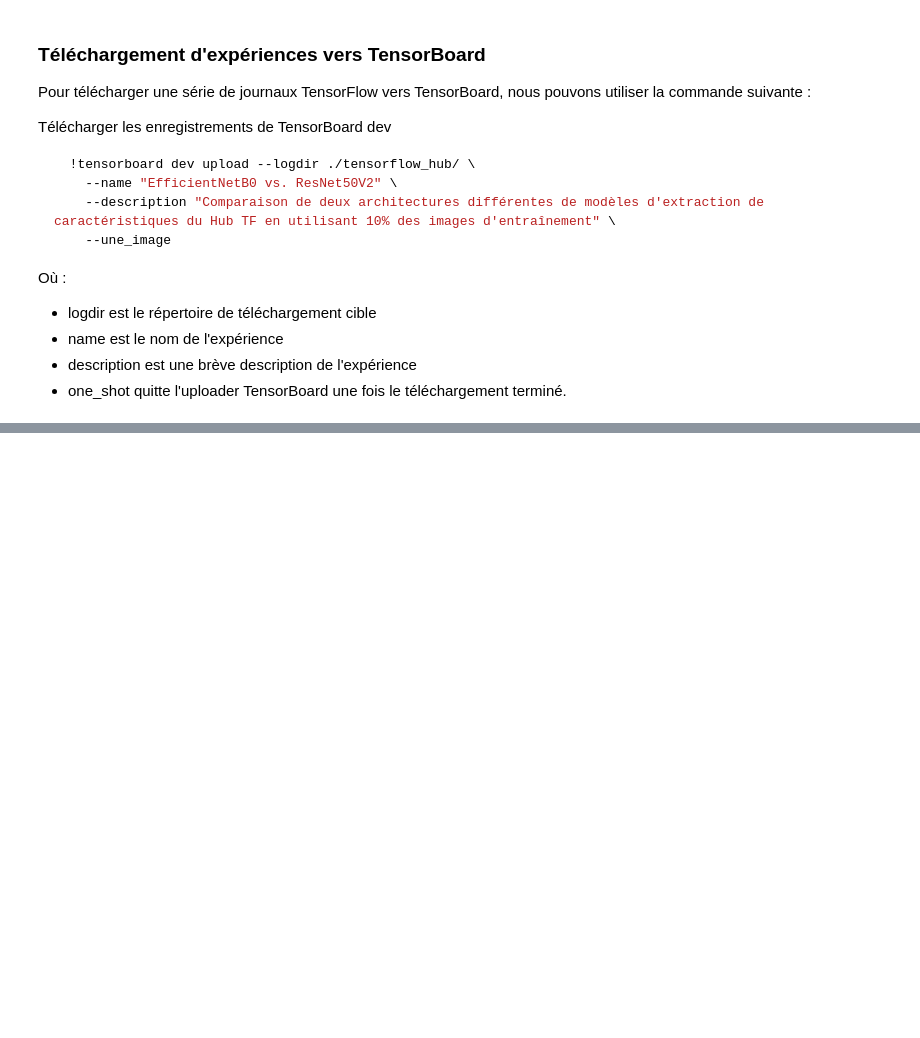
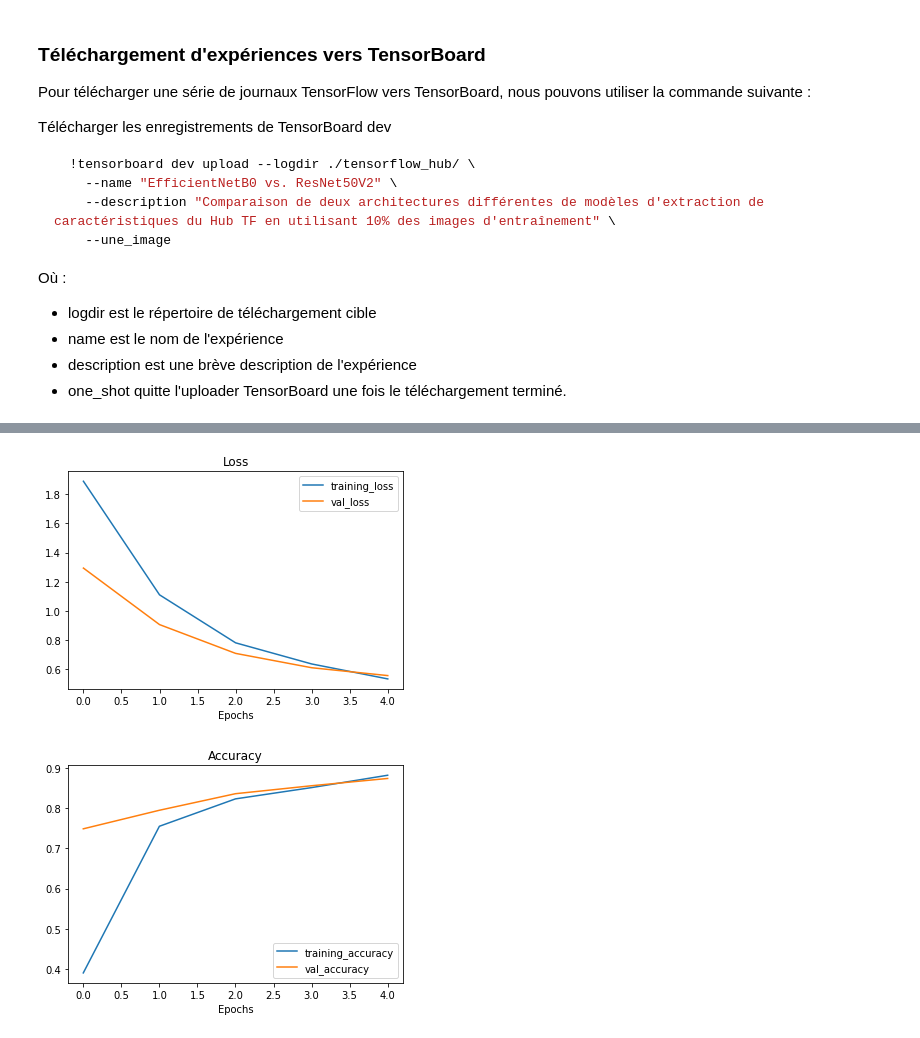
Before and after one commit to CharlemagneBrain/Transfer_Learning, a Jupyter notebook: Transfer_Learning_FE_FT_SU.ipynb, the cells around one changed output, grey strips where cells are left out. Cells and saved outputs as stored; diff of their text form; code cells hidden in the pictures; blank space fills up the shorter version.

```diff
--- a/Transfer_Learning_FE_FT_SU.ipynb
+++ b/Transfer_Learning_FE_FT_SU.ipynb
@@ -363,0 +416,3 @@ La principale différence entre les deux est qu'en cas d'ajustement fin, davanta
+# %%
+train_dir = "10_food_classes_10_percent/train"
+test_dir = "10_food_classes_10_percent/test"
@@ -363,0 +505,32 @@ La principale différence entre les deux est qu'en cas d'ajustement fin, davanta
+# %%
+base_model = tf.keras.applications.EfficientNetB0(include_top=False) # 1.
+base_model.trainable=False # 2.
+inputs = tf.keras.layers.Input(shape=(224,224,3), name="input_layer") # 3.
+
+x = base_model(inputs) # 5.
+# Quelle est la nouvelle dimension de nos données entrées au modèle
+print(f"Shape après l'étape 5 {x.shape}")
+
+x = tf.keras.layers.GlobalAveragePooling2D(name="global_average_pooling_layer")(x) # 6.
+print(f"Taille des données après GlobalAveragePooling2D(): {x.shape}")
+
+outputs = tf.keras.layers.Dense(10, activation="softmax", name="output_layer")(x) # 7.
+
+model_0 = tf.keras.Model(inputs, outputs) #8
+
+model_0.compile(
+    loss = tf.keras.losses.CategoricalCrossentropy(),
+    optimizer=tf.keras.optimizers.Adam(),
+    metrics=["accuracy"]
+)#9
+
+#10
+history_10_percent_ft = model_0.fit(
+    train_data_10_percent_ft,
+    epochs=5,
+    steps_per_epoch=len(train_data_10_percent_ft),
+    validation_data=test_data_10_percent_ft,
+    # Passez moins de données de validation pour que les époques soient plus rapides (nous voulons des expériences plus rapides !).
+    validation_steps = int(0.25 * len(test_data_10_percent_ft)),
+    callbacks=[create_tensorboard_callback("transfer_learning", "10_percent_feature_extract")]
+)
@@ -363,0 +582,5 @@ La principale différence entre les deux est qu'en cas d'ajustement fin, davanta
+# %%
+plot_loss_curves(history_10_percent_ft)
+# %% [output]
+[figure, added]
+[figure, added]
```
Also changed, not shown: parts of 24 cells of this notebook.
